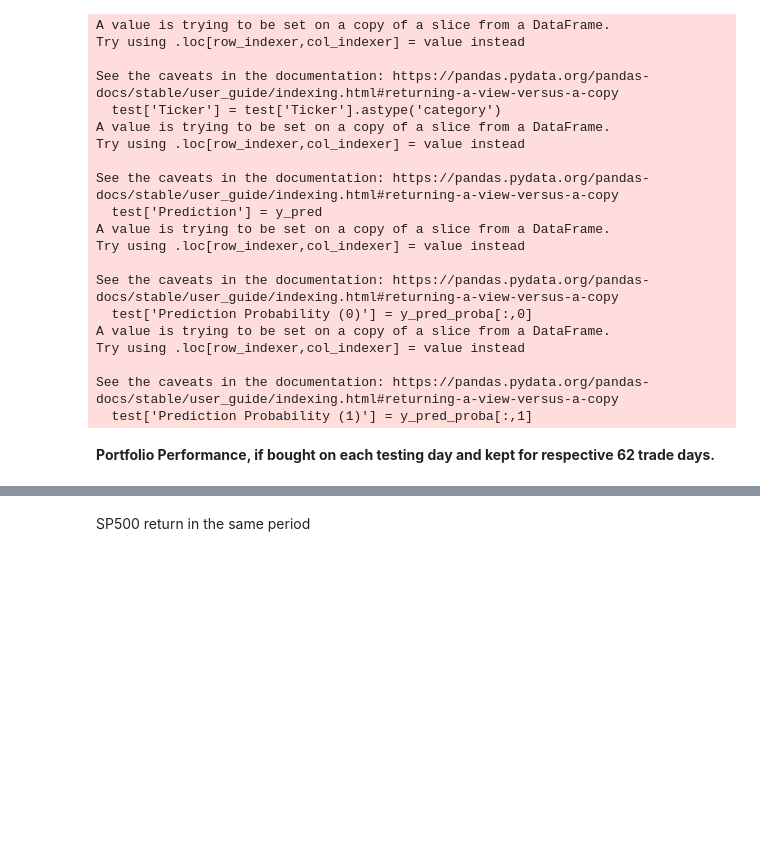
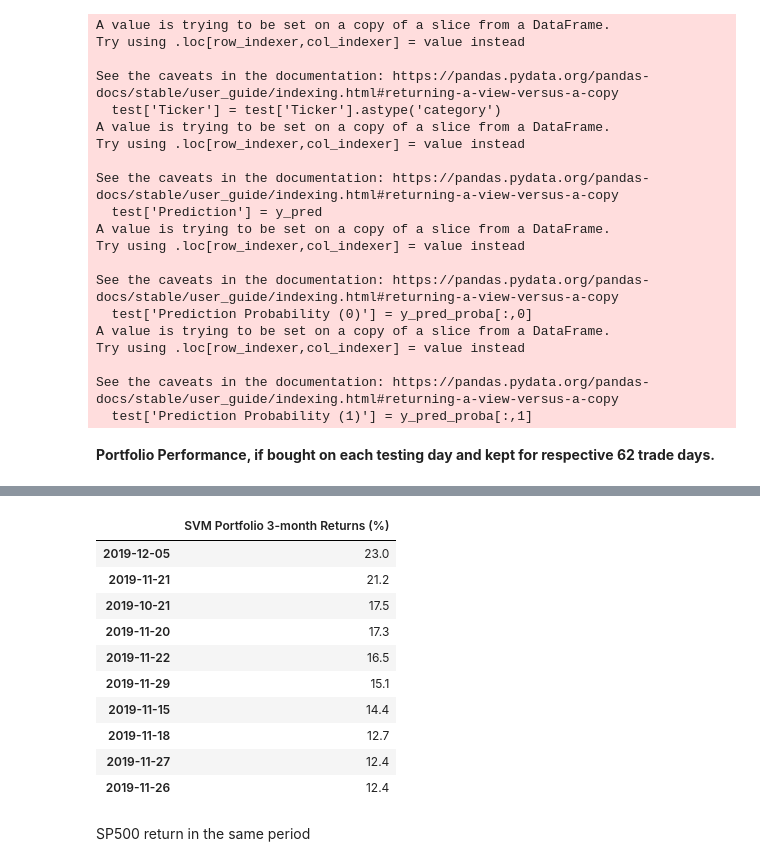
Before and after one commit to nico965j/financial-forecasting-bachelor, a Jupyter notebook: very_experiment.ipynb, the cells around one changed output, grey strips where cells are left out. Cells and saved outputs as stored; diff of their text form; code cells hidden in the pictures; blank space fills up the shorter version.

```diff
--- a/very_experiment.ipynb
+++ b/very_experiment.ipynb
@@ -582,3 +482,18 @@ Average return: 1.6
+# %%
+# show the 10 days with the most return
+returns_df.sort_values(by=['SVM Portfolio 3-month Returns (%)'], ascending=False).head(10)
+# %% [output]
+|  | SVM Portfolio 3-month Returns (%) |
+| 2019-12-05 | 23.0 |
+| 2019-11-21 | 21.2 |
+| 2019-10-21 | 17.5 |
+| 2019-11-20 | 17.3 |
+| 2019-11-22 | 16.5 |
+| 2019-11-29 | 15.1 |
+| 2019-11-15 | 14.4 |
+| 2019-11-18 | 12.7 |
+| 2019-11-27 | 12.4 |
+| 2019-11-26 | 12.4 |
 # %% [markdown]
 SP500 return in the same period
 # %%
```
Also changed, not shown: parts of 25 cells of this notebook.
